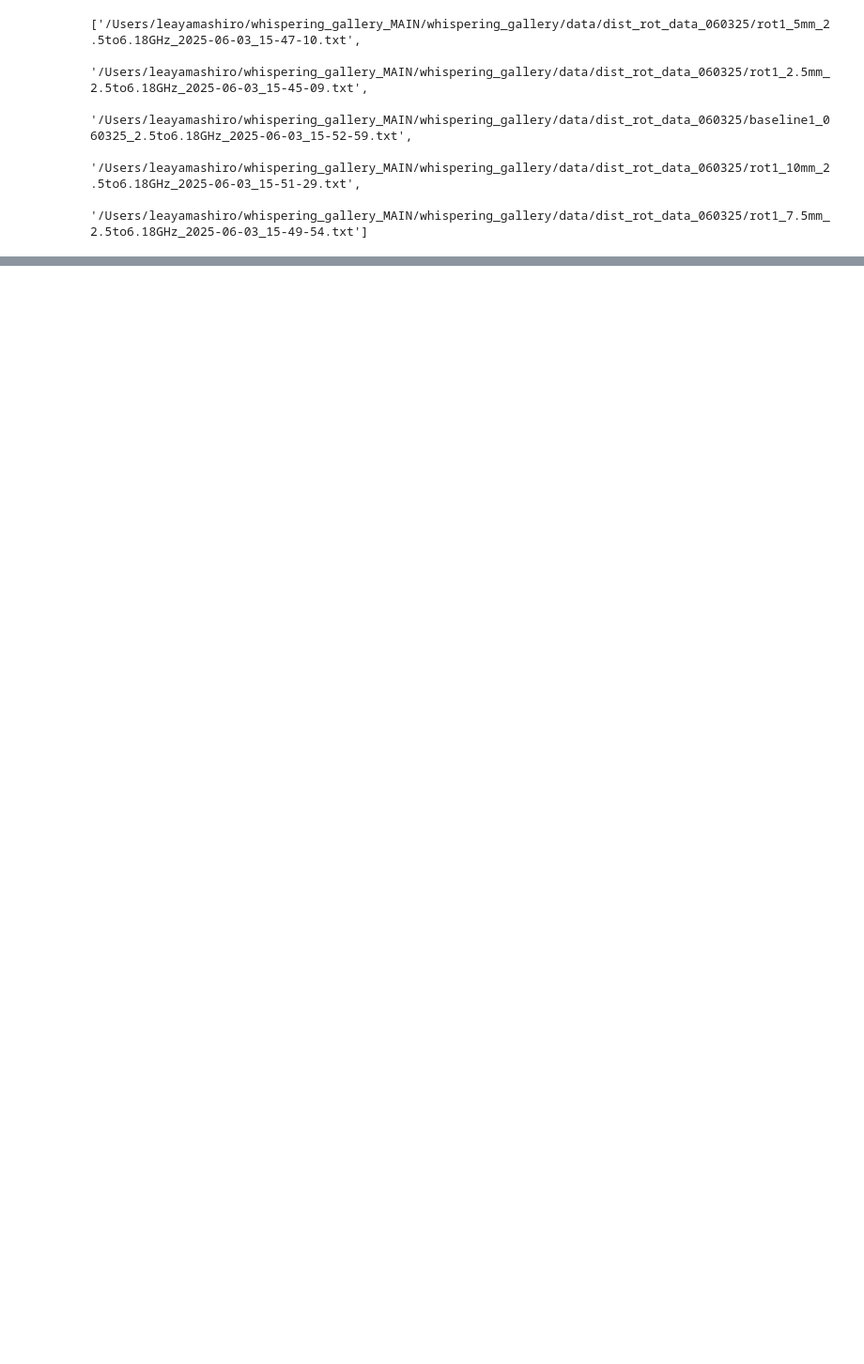
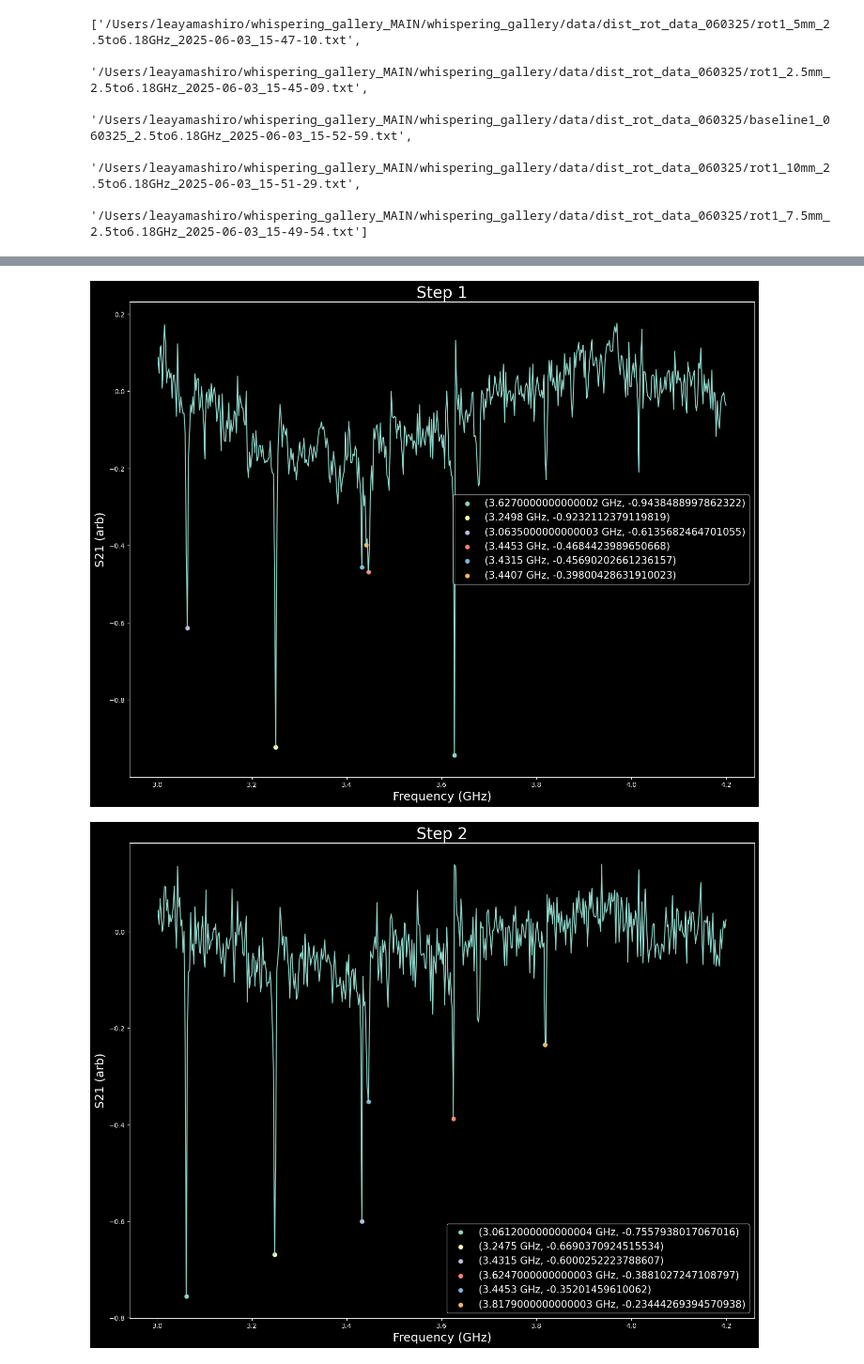
Before and after one commit to leay01/whispering_gallery_MAIN, a Jupyter notebook: WGM_clean/analysis_060325/rotations_distance.ipynb, the cells around one changed output, grey strips where cells are left out. Shown at 94% size. Drawn from its saved outputs; the diff is of its cells as text; code cells hidden in the pictures; blank space fills up the shorter version.

```diff
--- a/WGM_clean/analysis_060325/rotations_distance.ipynb
+++ b/WGM_clean/analysis_060325/rotations_distance.ipynb
@@ -50,0 +64,8 @@ TypeError: loader_plotter() got an unexpected keyword argument 'title'
+# %%
+rot1_distances = [rot1_1p0, rot1_2p5, rot1_5p0, rot1_7p5, rot1_10p0]
+for i in range(len(rot1_distances)):
+    S21_dips = uf.find_plot_dips(baseline, rot1_distances[i], n_dips = 6, f_start=3,
+                                 f_stop=4.2, title = 'Step ' + str(i + 1))
+# %% [output]
+[figure, added]
+[figure, added]
```
Also changed, not shown: parts of 4 cells of this notebook, 2 other files.
